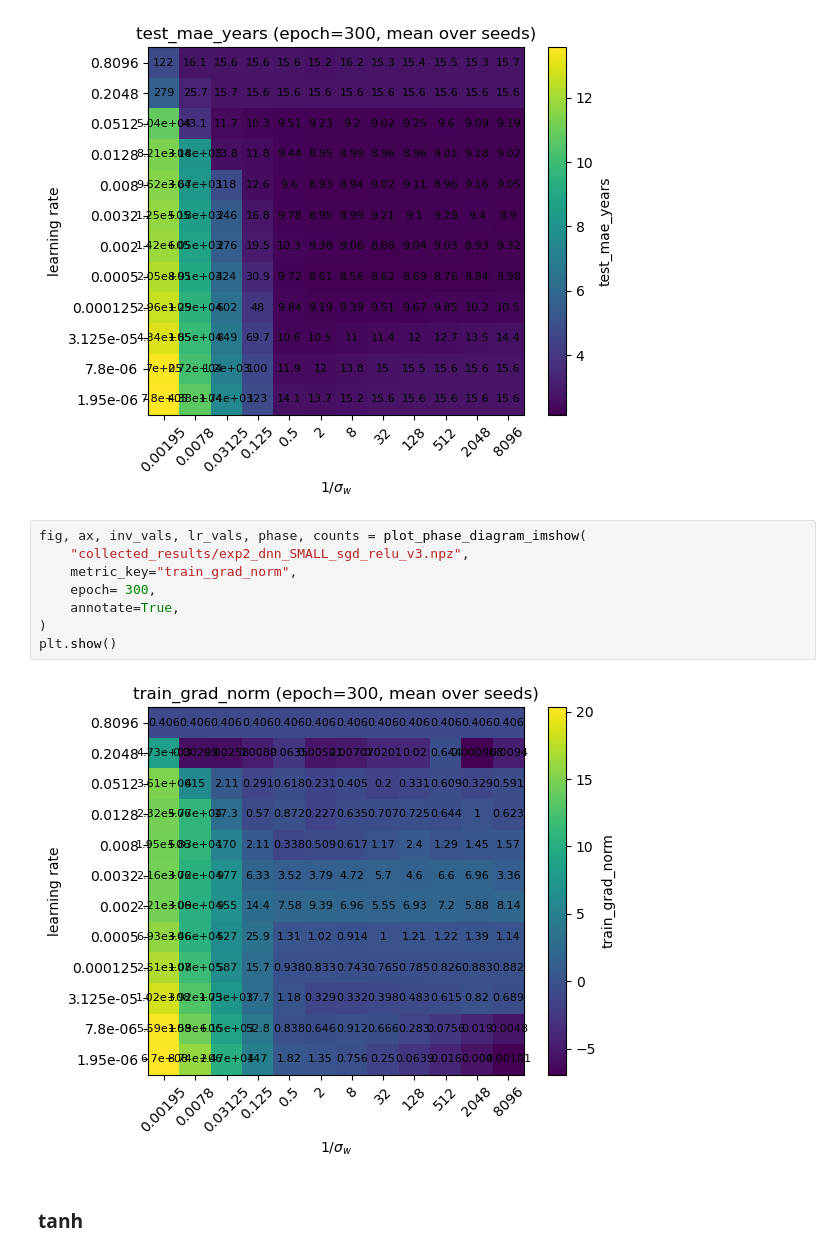
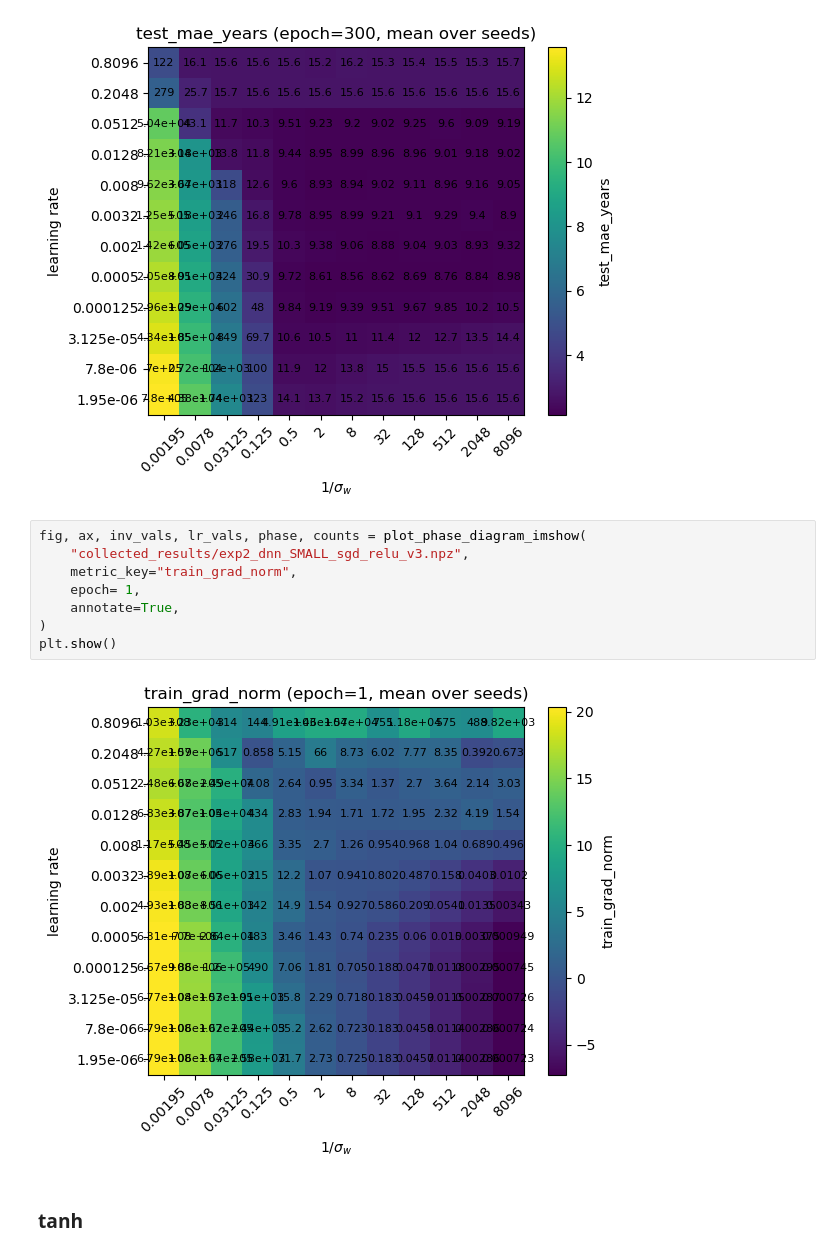
Before and after one commit to f-damico/BBP_in_SGD, a Jupyter notebook: notebook_experiment_2 copy.ipynb, the cells around one changed output. Drawn from its saved outputs; the diff is of its cells as text.

```diff
--- a/notebook_experiment_2 copy.ipynb
+++ b/notebook_experiment_2 copy.ipynb
@@ -303,13 +327,13 @@ plt.show()
 # %%
 fig, ax, inv_vals, lr_vals, phase, counts = plot_phase_diagram_imshow(
     "collected_results/exp2_dnn_SMALL_sgd_relu_v3.npz",
     metric_key="train_grad_norm",
-    epoch= 300,
+    epoch= 1,
     annotate=True,
 )
 plt.show()
 # %% [output]
-[figure, old version]
+[figure, new version]
 # %% [markdown]
 ### tanh
 # %%
```
Also changed, not shown: parts of 4 cells of this notebook, 8 other files.
